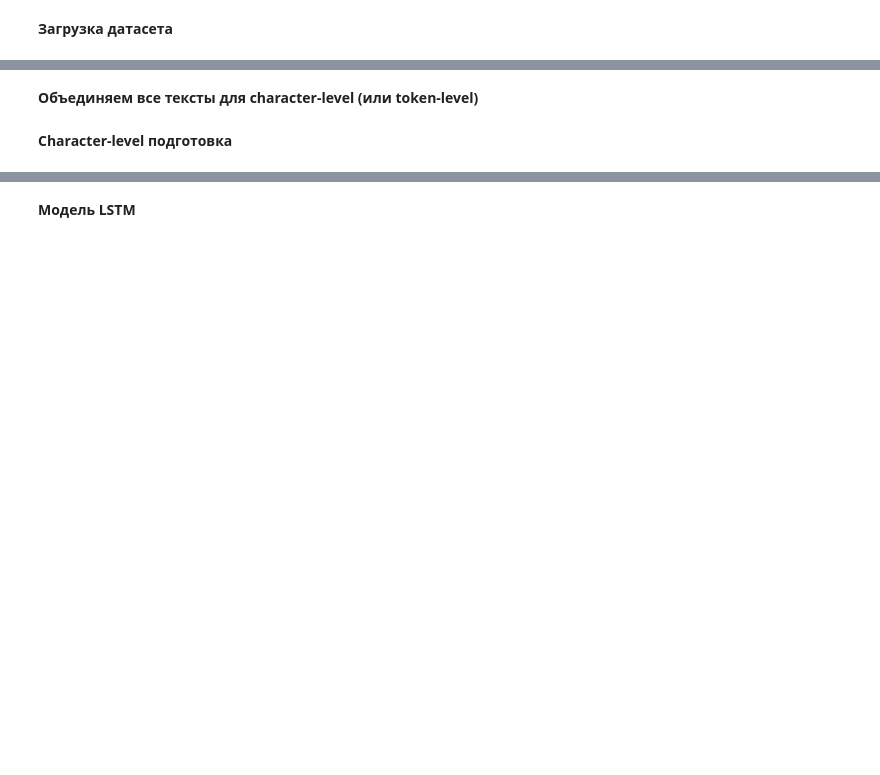
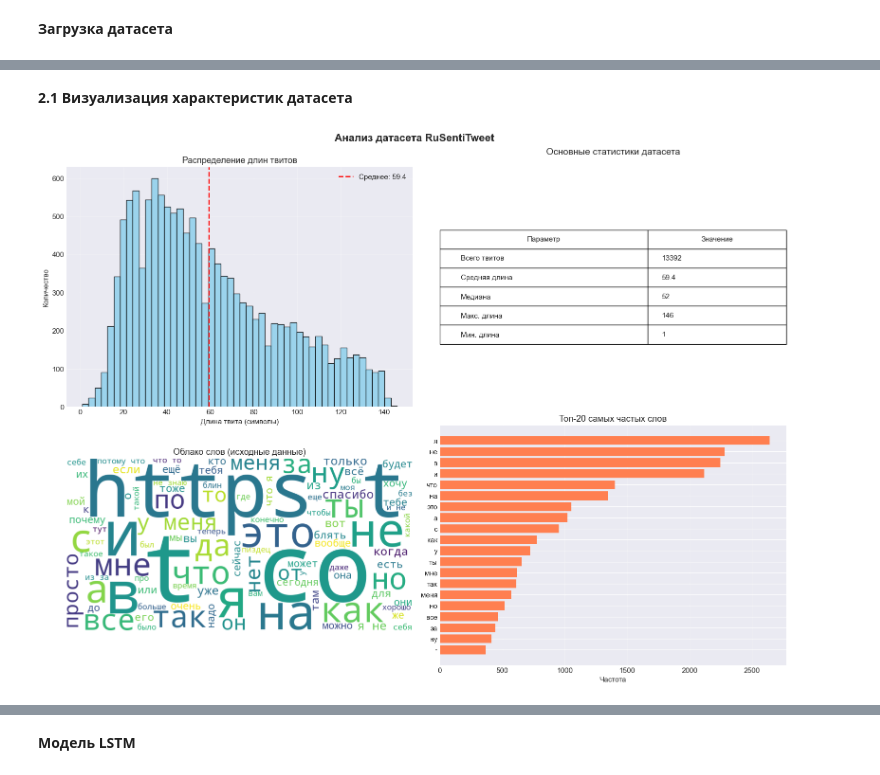
Before and after one commit to Slavik993/Practica_Golovasticov_social_media_post_generation, a Jupyter notebook: Golovastikov.ipynb, the cells around one changed output, grey strips where cells are left out. Saved outputs shown, nothing was run; the diff lists cells and outputs as text; code cells hidden in the pictures; blank space fills up the shorter version.

```diff
--- a/Golovastikov.ipynb
+++ b/Golovastikov.ipynb
@@ -14,0 +69,5 @@ WARNING:tensorflow:From C:\Users\Machcreator\AppData\Local\Packages\PythonSoftwa
+# %%
+plt.style.use('seaborn-v0_8-darkgrid')
+sns.set_palette("husl")
+plt.rcParams['figure.figsize'] = (12, 8)
+plt.rcParams['font.size'] = 11
@@ -15,6 +78,7 @@ WARNING:tensorflow:From C:\Users\Machcreator\AppData\Local\Packages\PythonSoftwa
 # %% [markdown]
 **Загрузка датасета**
 # %%
+df = pd.read_csv('rusentitweet_full.csv')
+print(f"Загружено твитов: {len(df)}")
 
-df = pd.read_csv('rusentitweet_full.csv')  # Замени на реальное имя файла
-texts = df['text'].astype(str).tolist()  # Колонка с текстами твитов
+df['text_length'] = df['text'].astype(str).apply(len)
@@ -21,2 +86,0 @@ texts = df['text'].astype(str).tolist()  # Колонка с текстами т
-# %% [markdown]
-**Объединяем все тексты для character-level (или token-level)**
@@ -25,2 +86,0 @@ full_text = '\n'.join(texts).lower()  # Нижний регистр для пр
-# %% [markdown]
-**Character-level подготовка**
@@ -48,0 +87,66 @@ for i, seq in enumerate(sequences):
+# %% [markdown]
+**2.1 Визуализация характеристик датасета**
+# %%
+import matplotlib.pyplot as plt
+from wordcloud import WordCloud
+from collections import Counter
+
+fig, axes = plt.subplots(2, 2, figsize=(16, 12))
+fig.suptitle('Анализ датасета RuSentiTweet', fontsize=16, fontweight='bold')
+
+# 1. Гистограмма длин твитов
+axes[0, 0].hist(df['text_length'], bins=50, color='skyblue', edgecolor='black', alpha=0.8)
+axes[0, 0].axvline(df['text_length'].mean(), color='red', linestyle='--', linewidth=2,
+                   label=f'Среднее: {df["text_length"].mean():.1f}')
+axes[0, 0].set_xlabel('Длина твита (символы)')
+axes[0, 0].set_ylabel('Количество')
+axes[0, 0].set_title('Распределение длин твитов')
+axes[0, 0].legend()
+axes[0, 0].grid(True, alpha=0.3)
+
+# 2. Таблица статистики
+stats = {
+    'Всего твитов': len(df),
+    'Средняя длина': f"{df['text_length'].mean():.1f}",
+    'Медиана': f"{df['text_length'].median():.0f}",
+    'Макс. длина': df['text_length'].max(),
+    'Мин. длина': df['text_length'].min()
+}
+axes[0, 1].axis('off')
+table_data = [[k, v] for k, v in stats.items()]
+table = axes[0, 1].table(cellText=table_data,
+                         colLabels=['Параметр', 'Значение'],
+                         cellLoc='left', loc='center',
+                         colWidths=[0.6, 0.4])
+table.auto_set_font_size(False)
+table.set_fontsize(11)
+table.scale(1, 2)
+axes[0, 1].set_title('Основные статистики датасета', fontsize=14, pad=20)
+
+# 3. Облако слов
+text_all = ' '.join(df['text'].astype(str))
+wordcloud = WordCloud(width=800, height=400, background_color='white',
+                      max_words=100, colormap='viridis').generate(text_all)
+axes[1, 0].imshow(wordcloud, interpolation='bilinear')
+axes[1, 0].axis('off')
+axes[1, 0].set_title('Облако слов (исходные данные)')
+
+# 4. Топ-20 самых частых слов — ИСПРАВЛЕНО!
+all_text = ' '.join(df['text'].astype(str))        # Сначала объединяем
+words = all_text.lower().split()                   # Потом lower() и split()
+word_freq = Counter(words).most_common(20)
+words_list, counts = zip(*word_freq)
+
+axes[1, 1].barh(range(len(words_list)), counts, color='coral')
+axes[1, 1].set_yticks(range(len(words_list)))
+axes[1, 1].set_yticklabels(words_list)
+axes[1, 1].invert_yaxis()
+axes[1, 1].set_xlabel('Частота')
+axes[1, 1].set_title('Топ-20 самых частых слов')
+axes[1, 1].grid(True, alpha=0.3, axis='x')
+
+plt.tight_layout()
+plt.savefig('results/01_dataset_analysis.png', dpi=300, bbox_inches='tight')
+plt.show()
+# %% [output]
+[figure, added]
```
Also changed, not shown: parts of 26 cells of this notebook, 3 other files.
